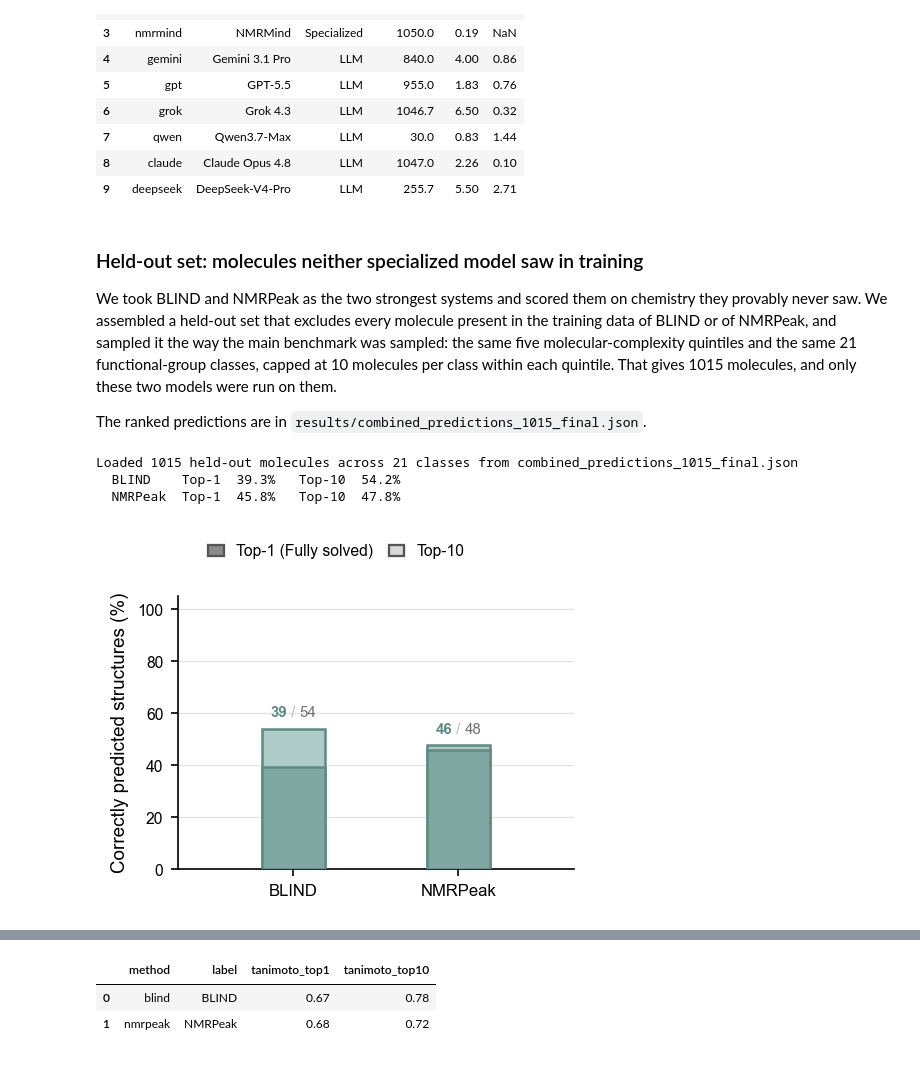
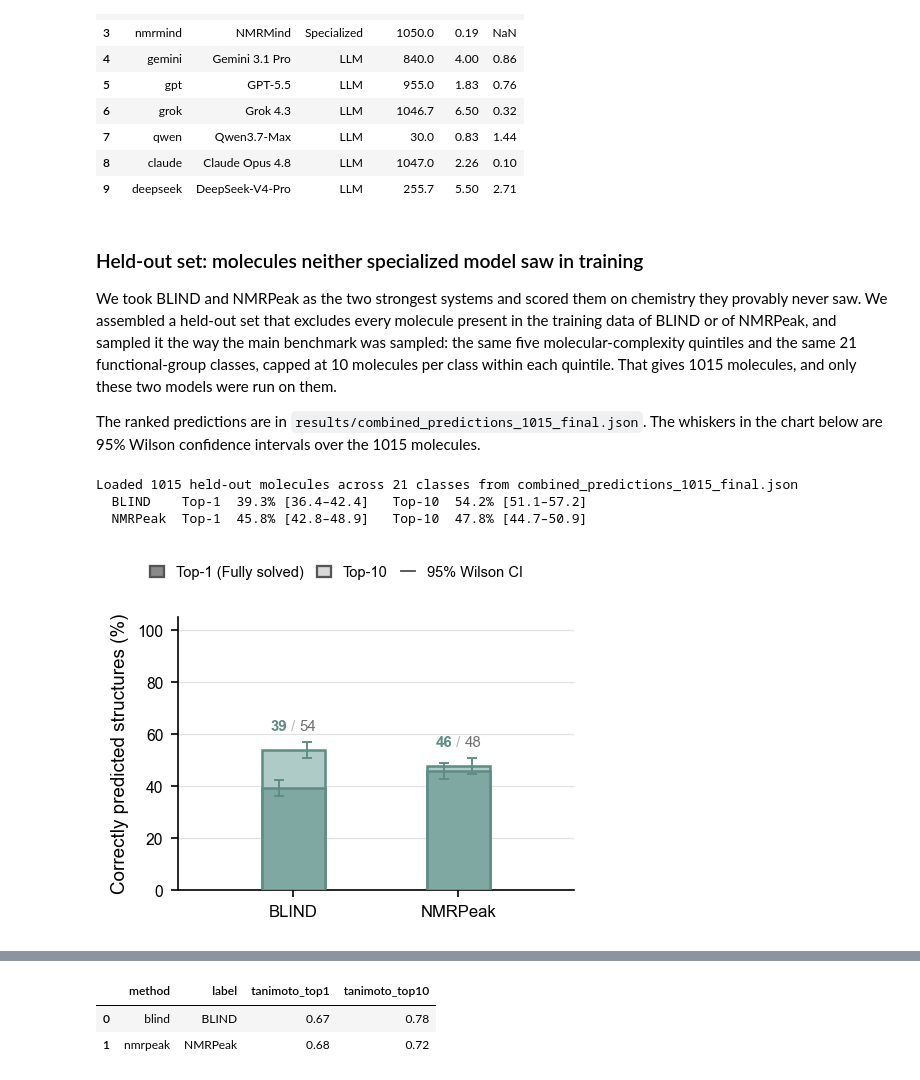
Before and after one commit to odanchem/NMRArena, a Jupyter notebook: analysis/data_analysis.ipynb, the cells around one changed output, grey strips where cells are left out. Saved outputs shown, nothing was run; the diff lists cells and outputs as text; code cells hidden in the pictures.

```diff
--- a/analysis/data_analysis.ipynb
+++ b/analysis/data_analysis.ipynb
@@ -1273,7 +1332,8 @@ the training data of BLIND or of NMRPeak, and sampled it the way the main benchm
 five molecular-complexity quintiles and the same 21 functional-group classes, capped at 10 molecules per
 class within each quintile. That gives 1015 molecules, and only these two models were run on them.
 
-The ranked predictions are in `results/combined_predictions_1015_final.json`.
+The ranked predictions are in `results/combined_predictions_1015_final.json`. The whiskers in the chart below are
+95% Wilson confidence intervals over the 1015 molecules.
 # %%
 # Only the two specialized models were run on the held-out set.
 HELD_METHODS = ["blind", "nmrpeak"]
@@ -1291,43 +1351,50 @@ print(f"Loaded {n_held} held-out molecules across {len(held_raw)} classes from {
 held_ranks = {m: [hit_rank(r["truth"], r["preds"][m]) for r in held] for m in HELD_METHODS}
 held_rate  = {m: {k: 100.0 * sum(1 for r in held_ranks[m] if r is not None and r <= k) / n_held
                   for k in TOPK} for m in HELD_METHODS}
+held_ci = {m: {k: wilson_ci(held_rate[m][k], n_held) for k in TOPK} for m in HELD_METHODS}   # 95% Wilson CI, n = 1015
 for m in HELD_METHODS:
-    print(f"  {DISPLAY[m]:<8} Top-1 {held_rate[m][1]:5.1f}%   Top-10 {held_rate[m][10]:5.1f}%")
+    print(f"  {DISPLAY[m]:<8} " + "   ".join(
+        f"Top-{k} {held_rate[m][k]:5.1f}% [{held_ci[m][k][0]:.1f}–{held_ci[m][k][1]:.1f}]" for k in TOPK))
 
 x, bw = np.array([0.0, 1.0]), 0.38
 fig, ax = plt.subplots(figsize=(3.3, 2.6))
 fig.subplots_adjust(left=0.18, right=0.98, top=0.84, bottom=0.14)
 
 for xi, m in zip(x, HELD_METHODS):
     t1, t10 = held_rate[m][1], held_rate[m][10]
     ax.bar(xi, t10, bw, color=GREEN["cap"],   edgecolor=GREEN["edge"], linewidth=1.2, zorder=2)
     ax.bar(xi, t1,  bw, color=GREEN["solid"], edgecolor=GREEN["edge"], linewidth=1.2, zorder=3)
+    for dx, k in ((-0.085, 1), (+0.085, 10)):                  # whiskers nudged apart, as in Figure 5
+        v, (lo, hi) = held_rate[m][k], held_ci[m][k]
+        ax.errorbar(xi + dx, v, yerr=[[v - lo], [hi - v]], fmt="none", ecolor=GREEN["edge"],
+                    elinewidth=0.9, capsize=2.2, capthick=0.9, zorder=4)
     boxes = [TextArea(f"{t1:.0f}",  textprops=dict(color=GREEN["edge"], fontweight="bold", fontsize=7.2)),
              TextArea(" / ",        textprops=dict(color="#b3b3b3", fontsize=7.2)),
              TextArea(f"{t10:.0f}", textprops=dict(color="#6f6f6f", fontsize=7.2))]
     pack = HPacker(children=boxes, align="baseline", pad=0, sep=0)
-    ax.add_artist(AnnotationBbox(pack, (xi, t10), xybox=(0, 4), xycoords="data",
+    ax.add_artist(AnnotationBbox(pack, (xi, held_ci[m][10][1]), xybox=(0, 4), xycoords="data",
                                  boxcoords="offset points", box_alignment=(0.5, 0.0), frameon=False, pad=0))
 
 ax.set_xticks(x)
 ax.set_xticklabels([DISPLAY[m] for m in HELD_METHODS])
 ax.set_xlim(-0.7, 1.7)
 ax.set_ylabel("Correctly predicted structures (%)")
 ax.set_ylim(0, 105)
 ax.set_yticks(range(0, 101, 20))
 ax.set_axisbelow(True)
 ax.yaxis.grid(True, color="#E2E2E2", linewidth=0.6)
 for s in ("top", "right"):
     ax.spines[s].set_visible(False)
 
 handles = [Patch(facecolor="#8a8a8a", edgecolor="#555555", linewidth=1.1, label="Top-1 (Fully solved)"),
-           Patch(facecolor="#d9d9d9", edgecolor="#555555", linewidth=1.1, label="Top-10")]
-fig.legend(handles=handles, loc="center", bbox_to_anchor=(0.5, 0.955), ncol=2,
-           frameon=False, handlelength=1.0, columnspacing=1.0, fontsize=7.5)
+           Patch(facecolor="#d9d9d9", edgecolor="#555555", linewidth=1.1, label="Top-10"),
+           Line2D([0], [0], color="#555555", lw=0.9, label="95% Wilson CI")]
+fig.legend(handles=handles, loc="center", bbox_to_anchor=(0.5, 0.955), ncol=3,
+           frameon=False, handlelength=1.0, columnspacing=0.9, fontsize=7.0)
 save_fig(fig, "fig_heldout_topk_specialized")
 plt.show()
 # %% [output]
 Loaded 1015 held-out molecules across 21 classes from combined_predictions_1015_final.json
-  BLIND    Top-1  39.3%   Top-10  54.2%
-  NMRPeak  Top-1  45.8%   Top-10  47.8%
+  BLIND    Top-1  39.3% [36.4–42.4]   Top-10  54.2% [51.1–57.2]
+  NMRPeak  Top-1  45.8% [42.8–48.9]   Top-10  47.8% [44.7–50.9]
-[figure, old version]
+[figure, new version]
```
Also changed, not shown: parts of 5 cells of this notebook, 6 other files.
